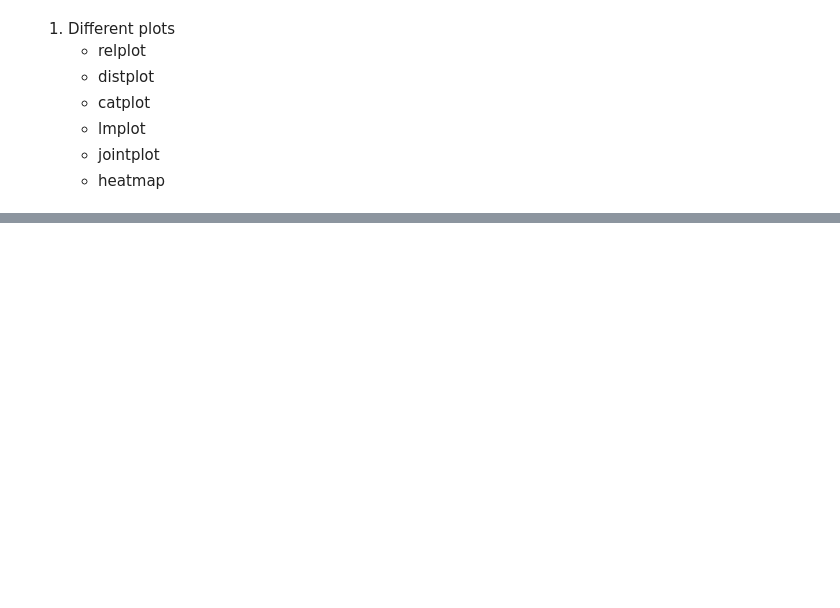
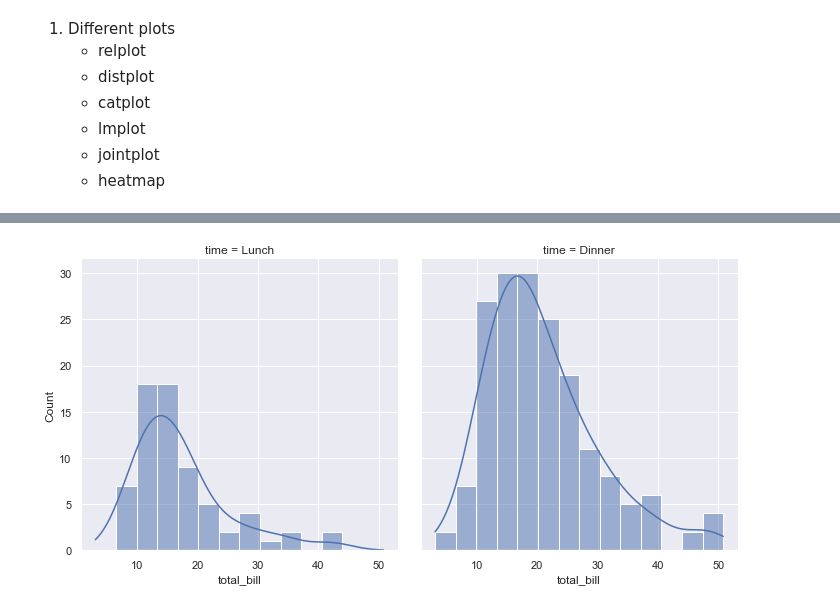
Before and after one commit to PoH0716/ECE196_SP21, a Jupyter notebook: Week2_Materials/16_Seaborn.ipynb, the cells around one changed output, grey strips where cells are left out. Cells and saved outputs as stored; diff of their text form; code cells hidden in the pictures; blank space fills up the shorter version.

```diff
--- a/Week2_Materials/16_Seaborn.ipynb
+++ b/Week2_Materials/16_Seaborn.ipynb
@@ -19,0 +50,4 @@ Read the <a href="https://seaborn.pydata.org/introduction.html">beginner's guide
+# %%
+ax = sns.displot(data=tips, x="total_bill", col="time", kde=True)
+# %% [output]
+[figure, added]
```
Also changed, not shown: parts of 8 cells of this notebook, 5 other files.
